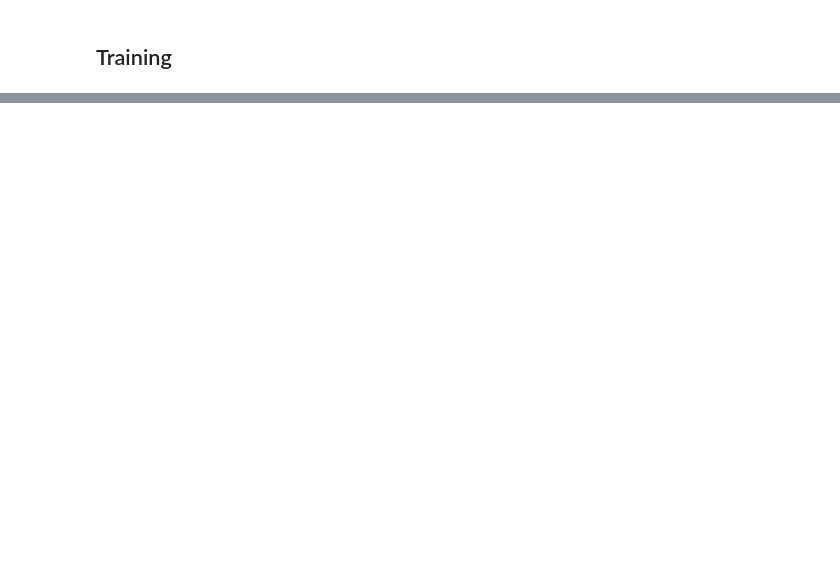
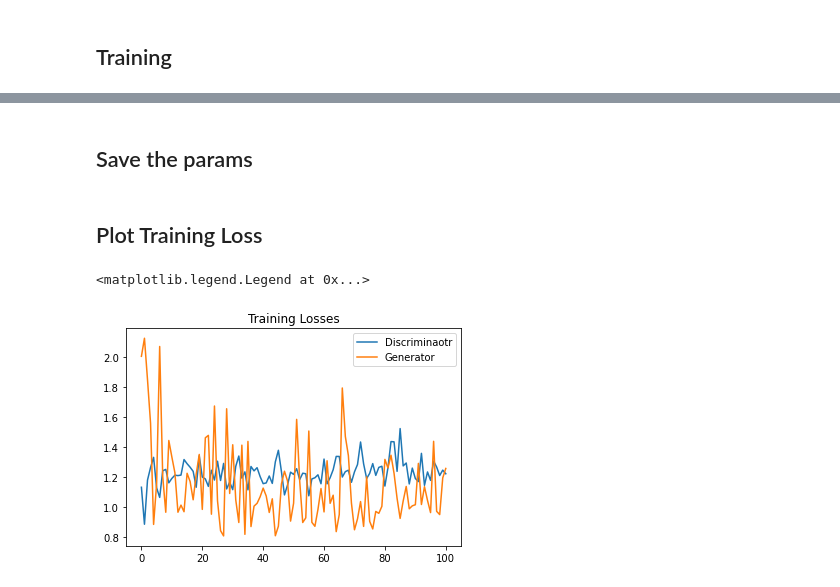
Before and after one commit to jackhanslope/toy-gan, a Jupyter notebook: mnist.ipynb, the cells around one changed output, grey strips where cells are left out. Saved outputs shown, nothing was run; the diff lists cells and outputs as text; code cells hidden in the pictures; blank space fills up the shorter version.

```diff
--- a/mnist.ipynb
+++ b/mnist.ipynb
@@ -86,0 +126,21 @@ generator = Generator().to(device=device)
+# %%
+def real_loss(D_out, smooth=False):
+    batch_size = D_out.size(0)
+    if smooth:
+        labels = torch.ones(batch_size) * 0.9
+    else:
+        labels = torch.ones(batch_size)
+
+    criterion = nn.BCEWithLogitsLoss()
+    loss = criterion(D_out.squeeze(), labels)
+    return loss
+    loss = criterion(D_out.squeeze(), labels)
+    return loss
+
+def fake_loss(D_out):
+    batch_size = D_out.size(0)
+    labels = torch.zeros(batch_size)
+    criterion = nn.BCEWithLogitsLoss()
+
+    loss = criterion(D_out.squeeze(), labels)
+    return loss
@@ -87,2 +149,7 @@ generator = Generator().to(device=device)
+# %%
+lr = 0.002
+
+d_optimizer = optim.Adam(D.parameters(), lr)
+g_optimizer = optim.Adam(G.parameters(), lr)
 # %% [markdown]
 ## Training
@@ -154,0 +156,11 @@ Epoch: 1 Time   : 89.68192601203918 seconds
+# %%
+num_epochs = 100
+
+samples = []
+losses = []
+
+print_every = 400
+
+sample_size = 16
+fixed_z = np.random.uniform(-1, 1, size=(sample_size, z_size))
+fixed_z = torch.from_numpy(fixed_z).float()
@@ -154,0 +275,2 @@ Epoch: 1 Time   : 89.68192601203918 seconds
+# %% [markdown]
+## Save the params
@@ -154,0 +279,12 @@ Epoch: 1 Time   : 89.68192601203918 seconds
+# %% [markdown]
+## Plot Training Loss
+# %%
+fig, ax = plt.subplots()
+losses = np.array(losses)
+plt.plot(losses.T[0], label="Discriminaotr")
+plt.plot(losses.T[1], label="Generator")
+plt.title("Training Losses")
+plt.legend()
+# %% [output]
+<matplotlib.legend.Legend at 0x...>
+[figure, added]
```
Also changed, not shown: parts of 26 cells of this notebook.
